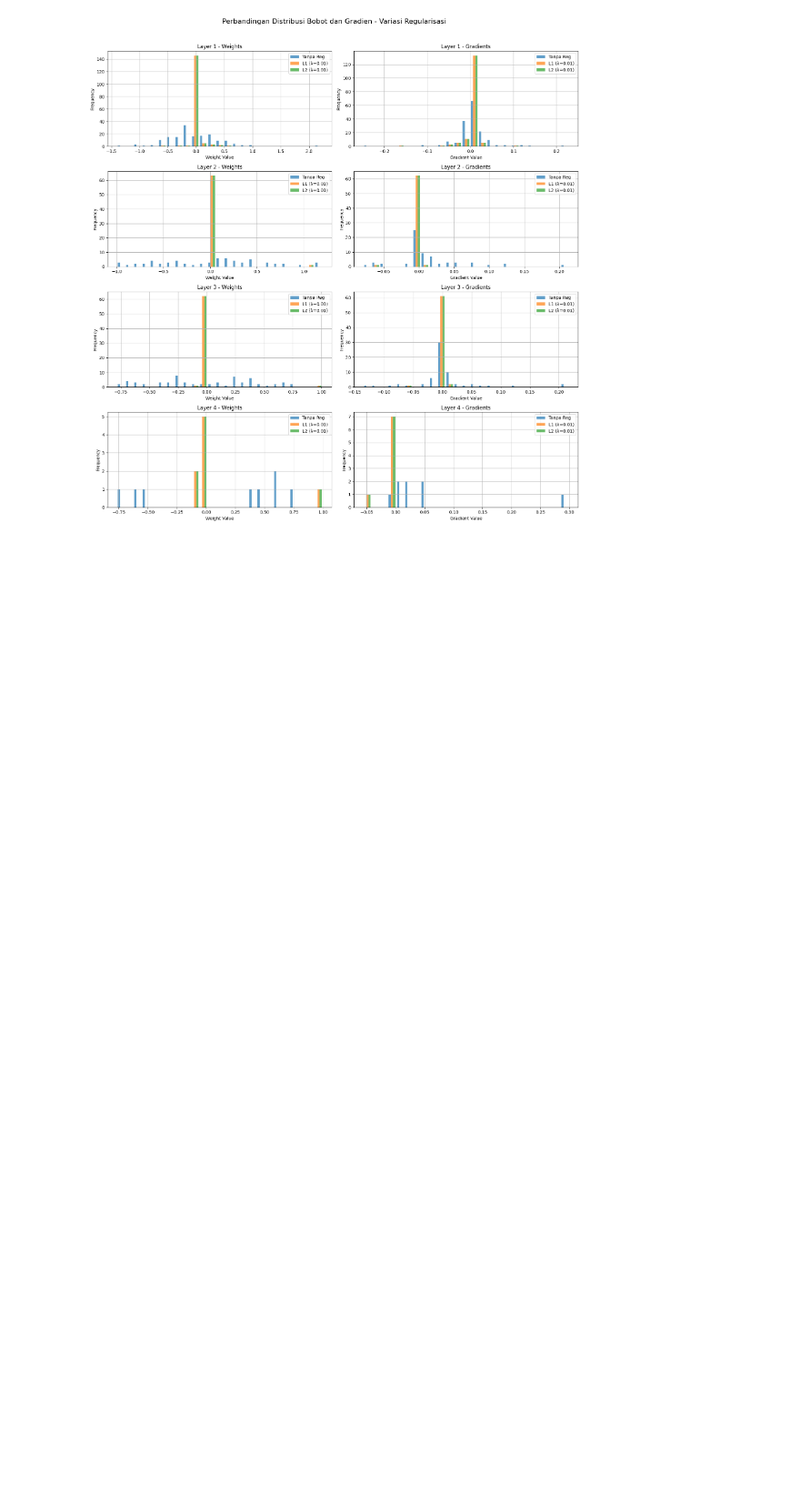
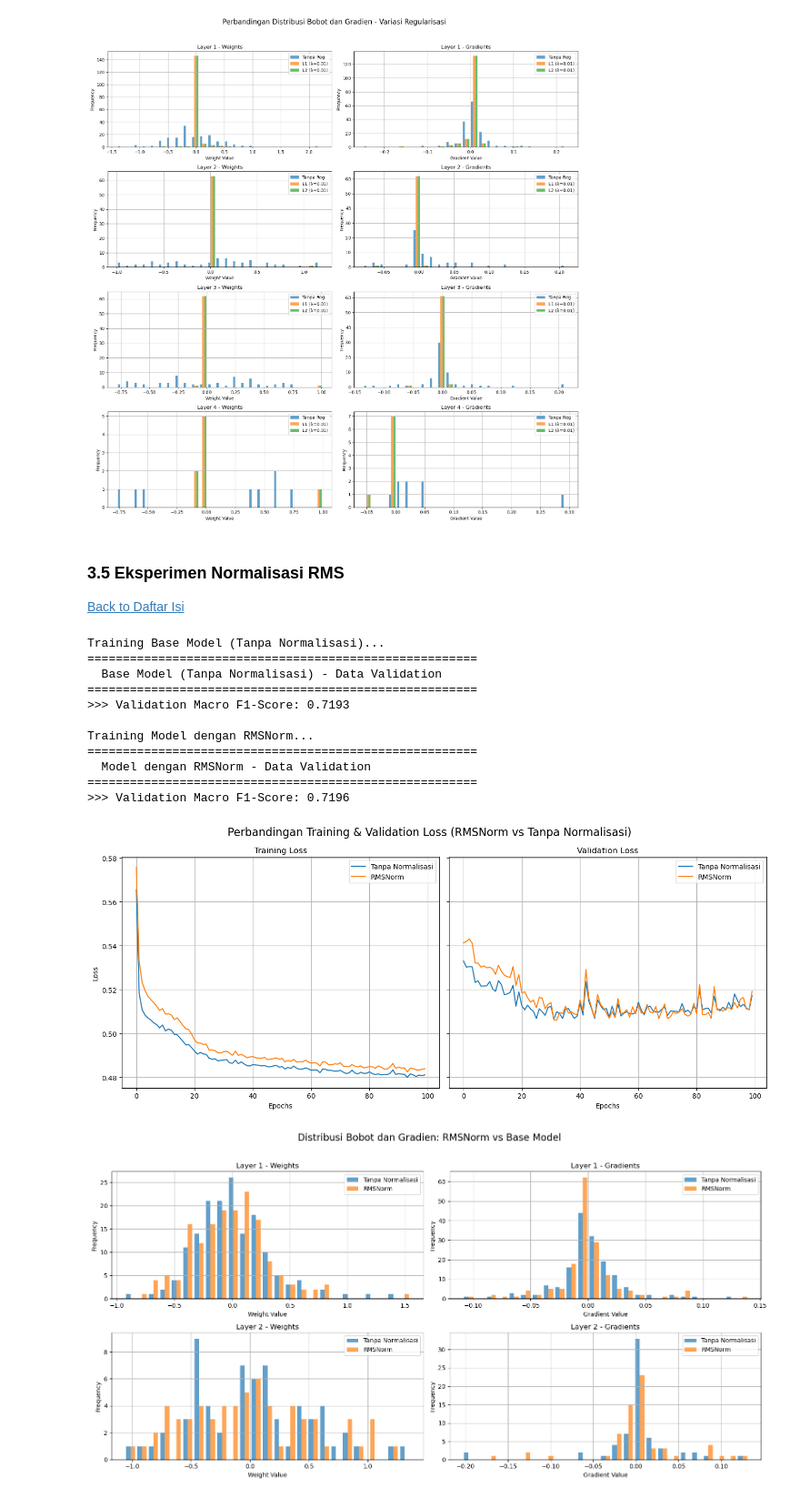
Before and after one commit to StefanMattew/MagangLearning-Tubes-IF3270, a Jupyter notebook: src/Pengujian.ipynb, the cells around one changed output. Shown at 91% size. Cells and saved outputs as stored; diff of their text form; code cells hidden in the pictures; blank space fills up the shorter version.

```diff
--- a/src/Pengujian.ipynb
+++ b/src/Pengujian.ipynb
@@ -1219,3 +1215,67 @@ plot_weight(reg_models, 'Perbandingan Distribusi Bobot dan Gradien - Variasi Reg
 # %% [output]
 [figure]
 [figure]
+# %% [markdown]
+### 3.5 Eksperimen Normalisasi RMS
+[Back to Daftar Isi](#daftar-isi)
+# %%
+# --- EKSPERIMEN NORMALISASI RMSNORM ---
+
+# 1. Base Model (Tanpa Normalisasi)
+ffnn_base_norm = FFNN(loss_function='binary_cross_entropy', seed=RANDOM_STATE)
+ffnn_base_norm.add_layer(Layer(input_size=input_dim, output_size=8, activation='relu', init_method='he'))
+ffnn_base_norm.add_layer(Layer(input_size=8, output_size=8, activation='relu', init_method='he'))
+ffnn_base_norm.add_layer(Layer(input_size=8, output_size=1, activation='sigmoid', init_method='he'))
+
+# 2. Model dengan RMSNorm
+ffnn_rmsnorm = FFNN(loss_function='binary_cross_entropy', seed=RANDOM_STATE)
+ffnn_rmsnorm.add_layer(Layer(input_size=input_dim, output_size=8, activation='relu', init_method='he', norm='rmsnorm'))
+ffnn_rmsnorm.add_layer(Layer(input_size=8, output_size=8, activation='relu', init_method='he', norm='rmsnorm'))
+ffnn_rmsnorm.add_layer(Layer(input_size=8, output_size=1, activation='sigmoid', init_method='he'))
+
+# Training Base Model
+history_base_norm, f1_base_norm = train_and_evaluate_ffnn(
+    model=ffnn_base_norm,
+    X_train=X_train_np, y_train=y_train,
+    X_val=X_val_np, y_val=y_val,
+    model_name="Base Model (Tanpa Normalisasi)",
+    epochs=100, learning_rate=0.05, batch_size=32, verbose=0
+)
+
+# Training Model dengan RMSNorm
+history_rms, f1_rms = train_and_evaluate_ffnn(
+    model=ffnn_rmsnorm,
+    X_train=X_train_np, y_train=y_train,
+    X_val=X_val_np, y_val=y_val,
+    model_name="Model dengan RMSNorm",
+    epochs=100, learning_rate=0.05, batch_size=32, verbose=0
+)
+
+# Visualisasi Loss
+plot_loss(
+    [history_base_norm, history_rms],
+    ['Tanpa Normalisasi', 'RMSNorm'],
+    'Perbandingan Training & Validation Loss (RMSNorm vs Tanpa Normalisasi)'
+)
+
+# Visualisasi Distribusi Bobot dan Gradien
+# (Membandingkan layer ke-1 dan ke-2)
+model_dict = {
+    'Tanpa Normalisasi': ffnn_base_norm,
+    'RMSNorm': ffnn_rmsnorm
+}
+plot_weight(model_dict, "Distribusi Bobot dan Gradien: RMSNorm vs Base Model", layer_indices=[0, 1])
+# %% [output]
+Training Base Model (Tanpa Normalisasi)...
+=======================================================
+  Base Model (Tanpa Normalisasi) - Data Validation
+=======================================================
+>>> Validation Macro F1-Score: 0.7193
+
+Training Model dengan RMSNorm...
+=======================================================
+  Model dengan RMSNorm - Data Validation
+=======================================================
+>>> Validation Macro F1-Score: 0.7196
+[figure, added]
+[figure, added]
```
Also changed, not shown: parts of 6 cells of this notebook, 1 other file.
